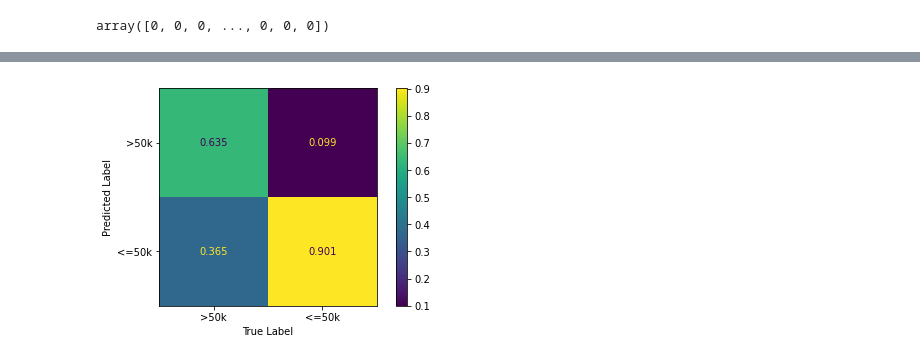
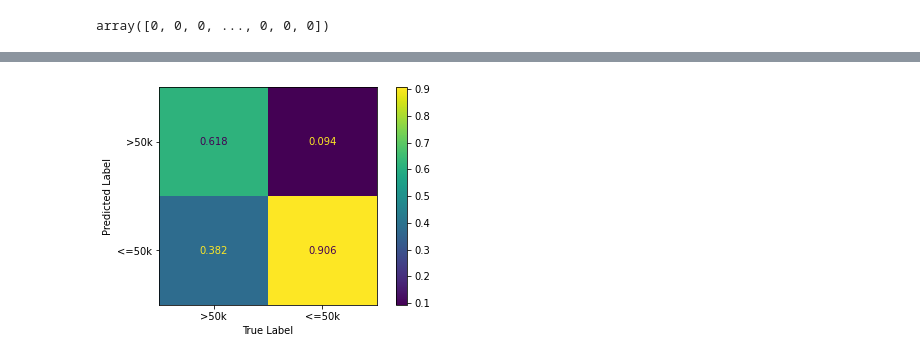
Before and after one commit to francisvalguedes/bank_marketing_mlp, a Jupyter notebook: model/train_test.ipynb, the cells around one changed output, grey strips where cells are left out. Drawn from its saved outputs; the diff is of its cells as text; code cells hidden in the pictures.

Commit message:
test end send the best artifact

```diff
--- a/model/train_test.ipynb
+++ b/model/train_test.ipynb
@@ -1722,5 +1453,5 @@ le = joblib.load(encoder_export_path)
 # %%
 # transform y_train
-y_test = le.transform(y_test)
+y_test_enc = le.transform(y_test)
 logger.info("Classes [0, 1]: {}".format(le.inverse_transform([0, 1])))
 # %% [output]
@@ -1733,5 +1468,5 @@ array([0, 0, 0, ..., 0, 0, 0])
 # %%
-# Download inference artifact
+# Download data pipeline inference artifact
 logger.info("Downloading and load the exported model")
 model_export_path = run.use_artifact(artifact_model_name).file()
-pipe = joblib.load(model_export_path)
+full_pipe = joblib.load(model_export_path)
@@ -1747,0 +1506,13 @@ pred_test = model.predict(test_encoded)
+# %%
+# def ful_pipe_predict(X):
+#     X_trans = full_pipe.transform(X)
+#     X_pred_rint = np.greater_equal( model.predict(X_trans),0.5).astype(int)
+#     return X_pred_rint
+pipe = Pipeline(steps =  [
+                         ('full_pipeline', full_pipe),
+                         ("classifier", model)
+                         ])
+# %%
+logger.info("Infering")
+#predictions = ful_pipe_predict(x_test)
+predictions = np.greater_equal( pipe.predict(x_test),0.5).astype(int) # pipe.predict(x_test)
@@ -1788,13 +1592,13 @@ weighted avg       0.89      0.87      0.88     13564
 # %%
 fig_confusion_matrix, ax = plt.subplots(1,1,figsize=(7,4))
-ConfusionMatrixDisplay(confusion_matrix(predict,y_test,labels=[1,0], normalize="pred" ),
+ConfusionMatrixDisplay(confusion_matrix(predictions, y_test_enc,labels=[1,0], normalize="pred" ),
                        display_labels=[">50k","<=50k"]).plot(values_format='.3f',ax=ax)
 
 ax.set_xlabel("True Label")
 ax.set_ylabel("Predicted Label")
 plt.show()
 # %% [output]
-[figure, old version]
+[figure, new version]
 # %%
 # Uploading figures
 logger.info("Uploading figures")
```
Also changed, not shown: parts of 156 cells of this notebook.
